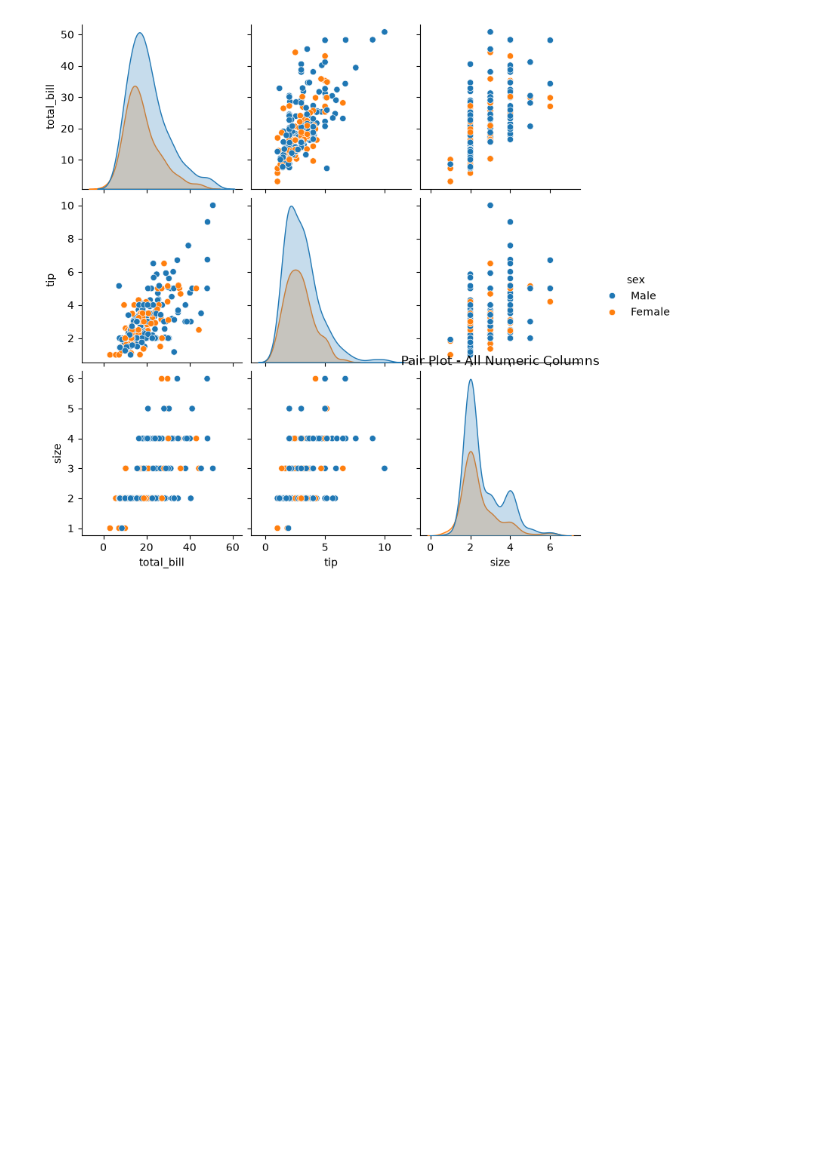
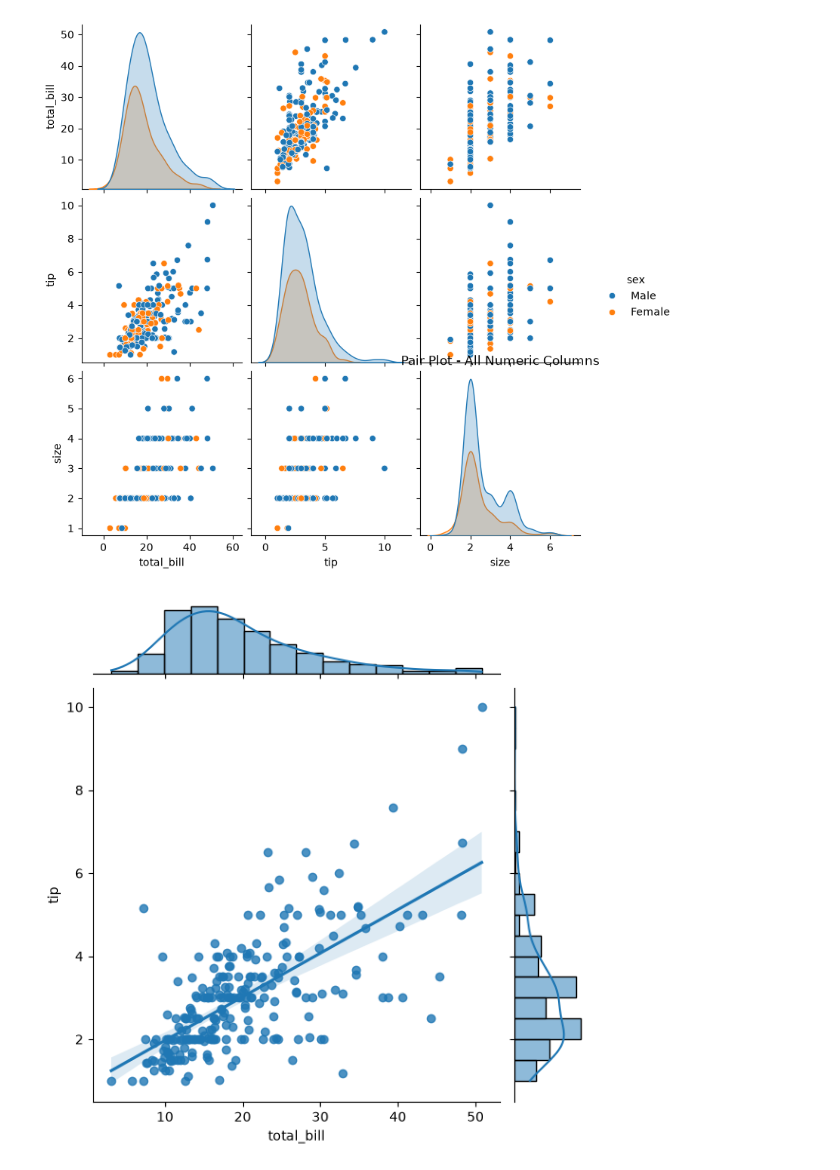
Before and after one commit to kalairajatechp/matplotlib, a Jupyter notebook: histogram_analysis.ipynb, the cells around one changed output. Drawn from its saved outputs; the diff is of its cells as text; code cells hidden in the pictures; blank space fills up the shorter version.

```diff
--- a/histogram_analysis.ipynb
+++ b/histogram_analysis.ipynb
@@ -131,3 +131,9 @@ plt.savefig("Pair Plot - All Numeric Columns.png")
 plt.show()
 # %% [output]
 [figure]
+# %%
+sns.jointplot(x='total_bill', y='tip', data=df, kind='reg')
+plt.savefig("Joint Plot - Total Bill vs Tip.png")
+plt.show()
+# %% [output]
+[figure, added]
```
